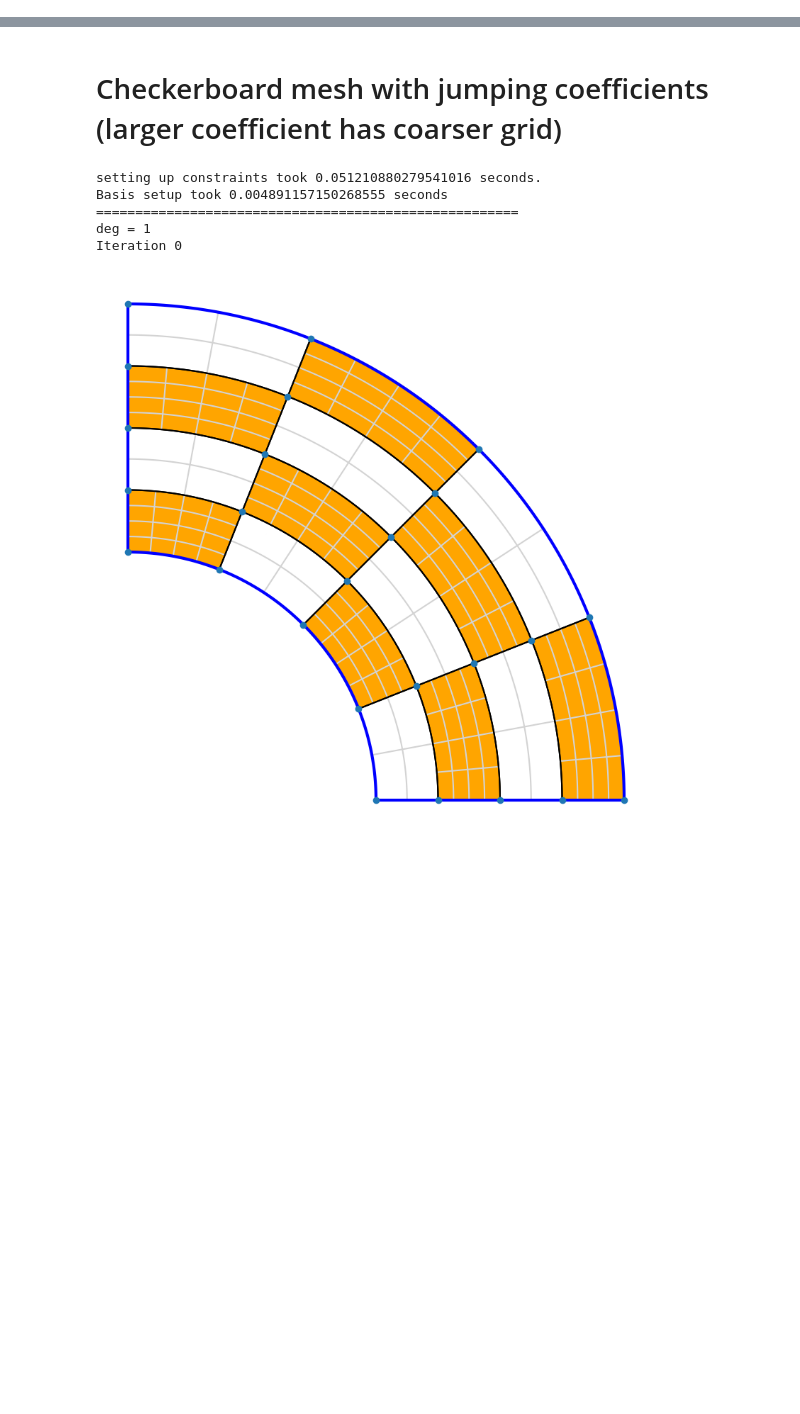
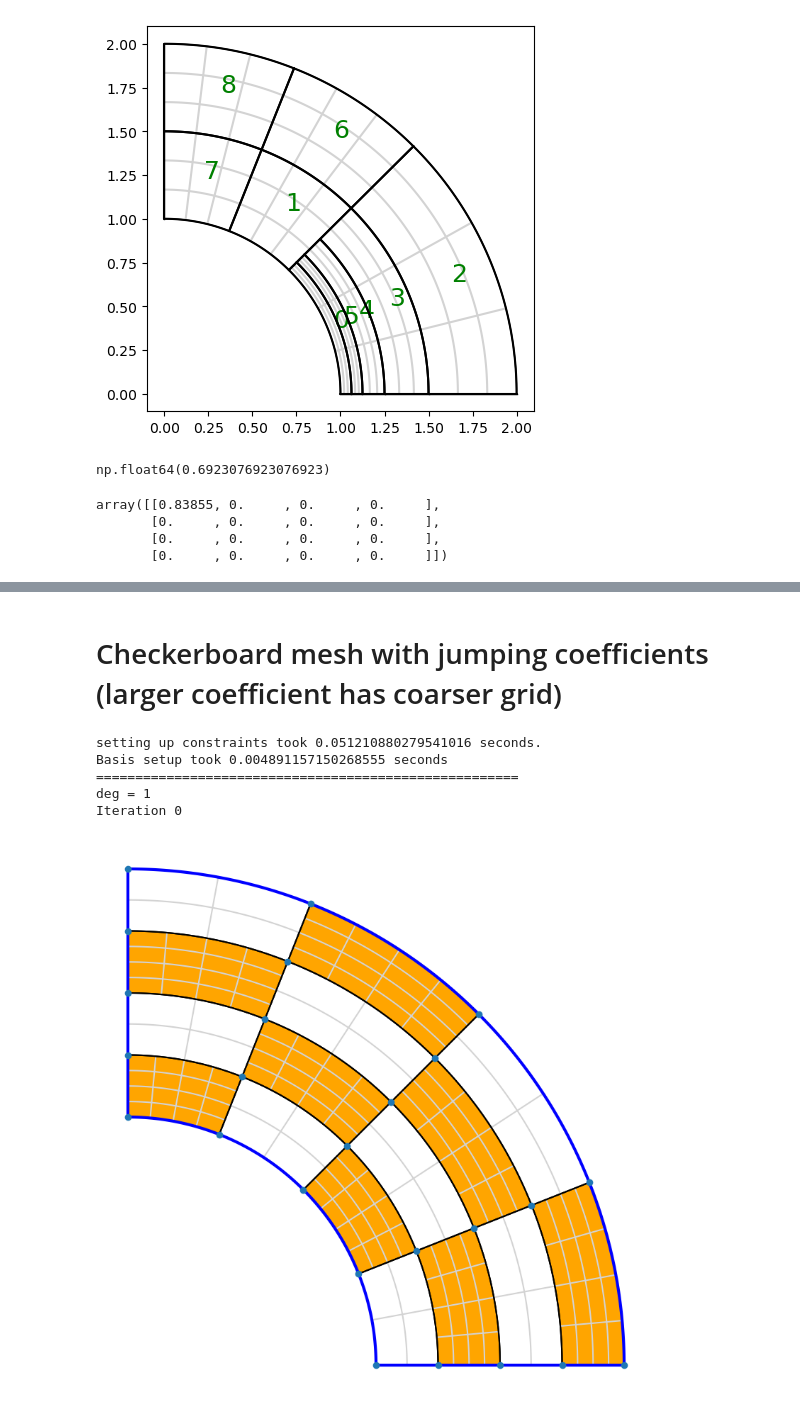
Before and after one commit to Stefan714/pyiga, a Jupyter notebook: notebooks/IETI.ipynb, the cells around one changed output, grey strips where cells are left out. Saved outputs shown, nothing was run; the diff lists cells and outputs as text; code cells hidden in the pictures; blank space fills up the shorter version.

```diff
--- a/notebooks/IETI.ipynb
+++ b/notebooks/IETI.ipynb
@@ -454,0 +564,4 @@ loc_solver = primal.compute_PrimalBasis(A_, B_, RHS)
+# %%
+M.plotmesh(knots=True, patch_idx=True)
+# %% [output]
+[figure, added]
@@ -455,3 +577,14 @@ loc_solver = primal.compute_PrimalBasis(A_, B_, RHS)
+# %%
+primal.B_prim.nnz/np.prod(primal.B_prim.shape)
+# %% [output]
+np.float64(0.6923076923076923)
+# %%
+primal.A_prim
+# %% [output]
+array([[0.83855, 0.     , 0.     , 0.     ],
+       [0.     , 0.     , 0.     , 0.     ],
+       [0.     , 0.     , 0.     , 0.     ],
+       [0.     , 0.     , 0.     , 0.     ]])
 # %%
 deg = 5
 N = 100
```
Also changed, not shown: parts of 52 cells of this notebook.
